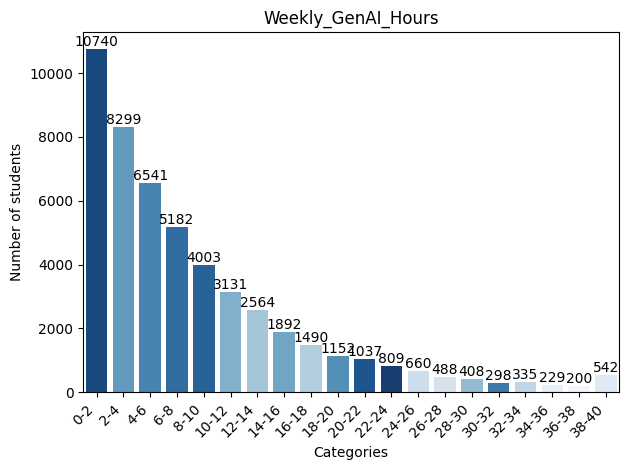
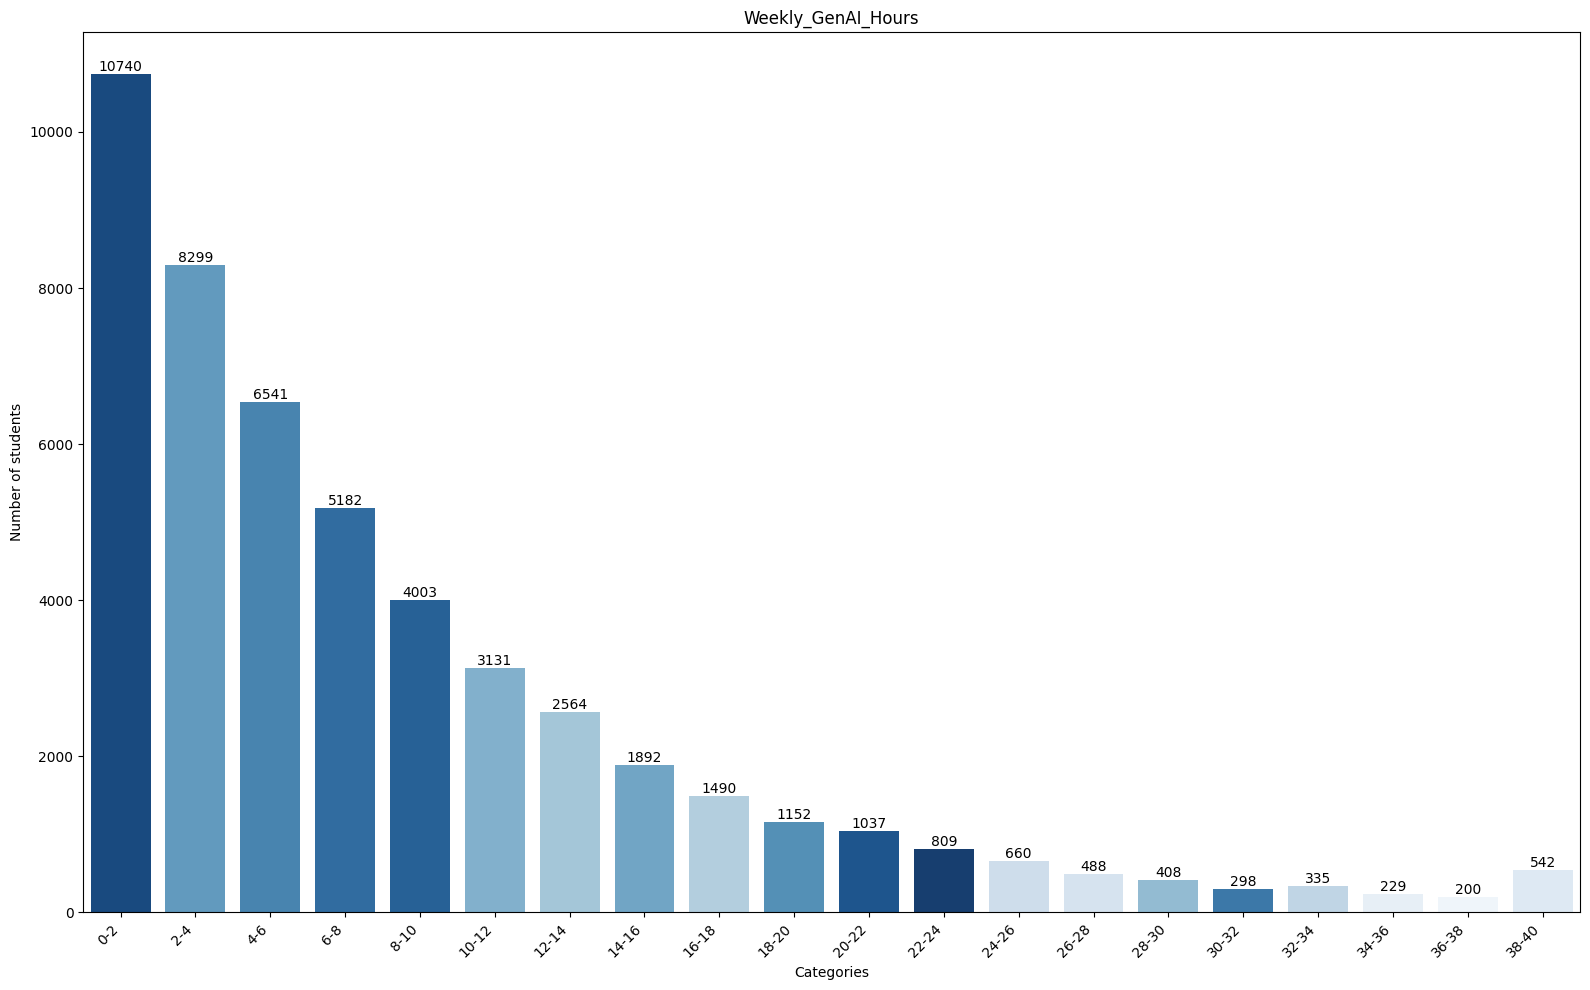
The change to this notebook cell's code, shown as a diff; its figure went from the first image to the second:
--- before
+++ after
@@ -12,4 +12,12 @@
             groups = ["{}-{}".format(i, i+2) for i in range(0, 39, 2)]
             limits = [i for i in range(0, 42, 2)]
+            plt.figure(figsize=(16, 10))
+        
+        if column == "Tool_Diversity":
+            groups = column
+            limits = column
+
+
+        
             
         df_copy[column] = pd.cut(df_copy[column], bins=limits, labels=groups, include_lowest=True).astype(str)
@@ -22,5 +30,5 @@
         plt.title(column)
         plt.xlabel("Categories")
-        plt.xticks(rotation=45, ha='right')
+        plt.xticks(rotation=45, ha="right")
 
         plt.ylabel("Number of students")

Commit: Update